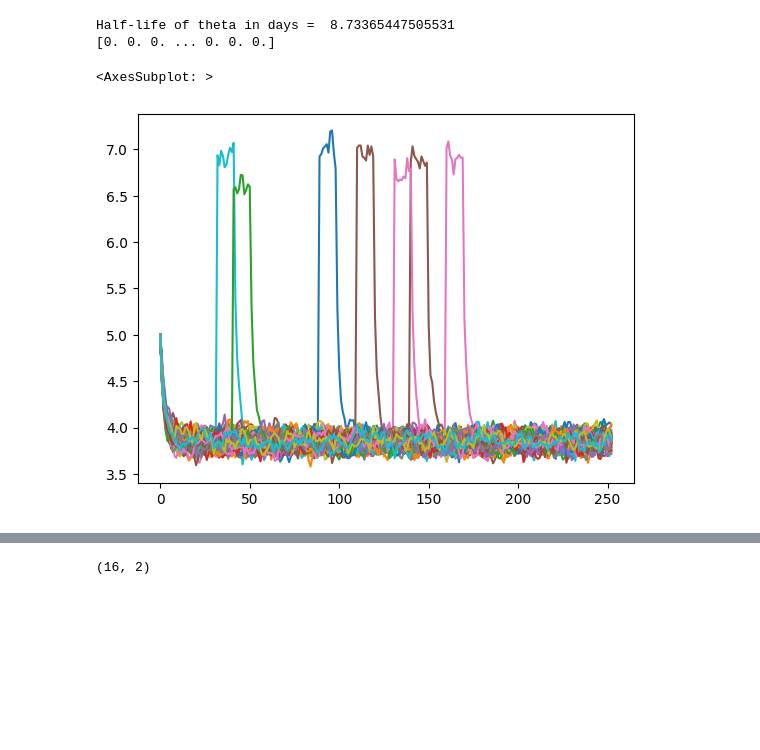
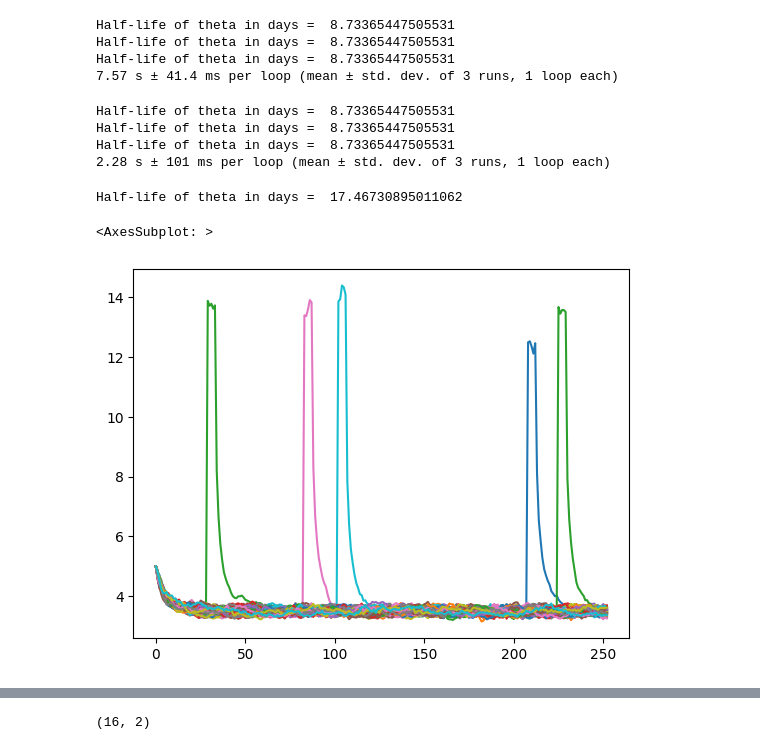
Before and after one commit to bbcho/risktools-dev, a Jupyter notebook: notebooks/simOUJ.ipynb, the cells around one changed output, grey strips where cells are left out. Cells and saved outputs as stored; diff of their text form; code cells hidden in the pictures; blank space fills up the shorter version.

Commit message:
lagged jumps working and tested

```diff
--- a/notebooks/simOUJ.ipynb
+++ b/notebooks/simOUJ.ipynb
@@ -17,10 +17,25 @@ elp = pd.Series(
     np.random.lognormal(mean=np.log(jump_avgsize), sigma=jump_stdv, size=sims)
 )
 jp = pd.Series(np.random.poisson(lam=jump_prob * dt, size=sims))
+# %%
+%%timeit -n1 -r3
+rt.simOUJ(s0=5, mu=4, theta=20, T=10, dt=1/252, jump_avgsize=3.0, c=False, mr_lag=10, sims=10000)#.iloc[:,:100].plot(legend=False)
+# %% [output]
+Half-life of theta in days =  8.73365447505531
+Half-life of theta in days =  8.73365447505531
+Half-life of theta in days =  8.73365447505531
+7.57 s ± 41.4 ms per loop (mean ± std. dev. of 3 runs, 1 loop each)
 # %%
-rt.simOUJ(s0=5, mu=4, theta=20, T=1, dt=1/252, jump_avgsize=3.0, c=True, mr_lag=10).iloc[:,:100].plot(legend=False)
+%%timeit -n1 -r3
+rt.simOUJ(s0=5, mu=4, theta=20, T=10, dt=1/252, jump_avgsize=3.0, c=True, mr_lag=10, sims=10000)#.iloc[:,:100].plot(legend=False)
 # %% [output]
 Half-life of theta in days =  8.73365447505531
-[0. 0. 0. ... 0. 0. 0.]
+Half-life of theta in days =  8.73365447505531
+Half-life of theta in days =  8.73365447505531
+2.28 s ± 101 ms per loop (mean ± std. dev. of 3 runs, 1 loop each)
-<AxesSubplot: >
-[figure, removed]
+# %%
+rt.simOUJ(s0=5, mu=4, theta=10, T=1, dt=1/252, jump_avgsize=10.0, c=True, mr_lag=5, sims=1000, seed=54321).iloc[:,:100].plot(legend=False)
+# %% [output]
+Half-life of theta in days =  17.46730895011062
+<AxesSubplot: >
+[figure, added]
```
Also changed, not shown: parts of 1 cell of this notebook, 4 other files.
